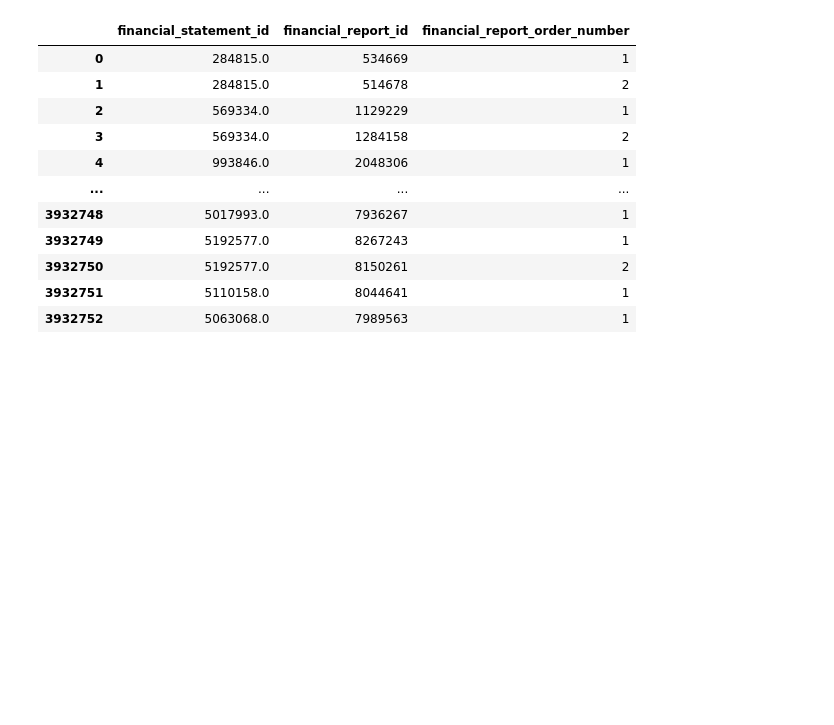
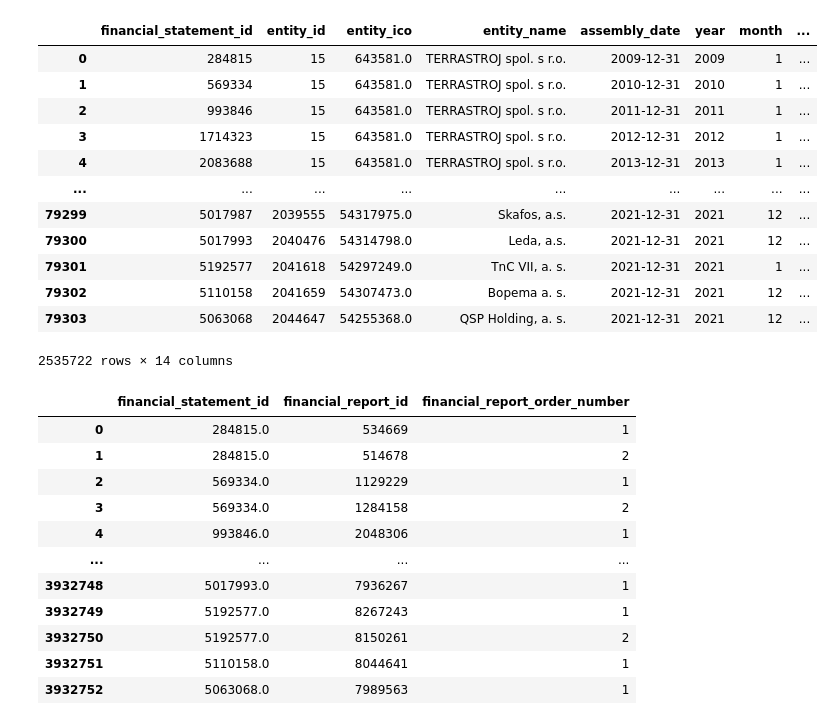
Before and after one commit to rohalmatus/financial-distress-models, a Jupyter notebook: CODE/TRANSFORM/03_financial_statements_mover.ipynb, the cells around one changed output. Cells and saved outputs as stored; diff of their text form; code cells hidden in the pictures; blank space fills up the shorter version.

```diff
--- a/CODE/TRANSFORM/03_financial_statements_mover.ipynb
+++ b/CODE/TRANSFORM/03_financial_statements_mover.ipynb
@@ -62,3 +92,26 @@ statements_table
+# %%
+statements_table = statements_table[['financial_statement_id',
+                                     'entity_id', 'entity_ico', 'entity_name',
+                                     'assembly_date', 'year', 'month', 'period_end_year', 'period_end_month', 'period_length',
+                                     'reports_list', 'type',
+                                   #   'approved_date', 'auditors_report_attachement_date',
+                                     'consolidated', 'fund_name']]
+
+statements_table
+# %% [output]
+|  | financial_statement_id | entity_id | entity_ico | entity_name | assembly_date | year | month | ... |
+| 0 | 284815 | 15 | 643581.0 | TERRASTROJ spol. s r.o. | 2009-12-31 | 2009 | 1 | ... |
+| 1 | 569334 | 15 | 643581.0 | TERRASTROJ spol. s r.o. | 2010-12-31 | 2010 | 1 | ... |
+| 2 | 993846 | 15 | 643581.0 | TERRASTROJ spol. s r.o. | 2011-12-31 | 2011 | 1 | ... |
+| 3 | 1714323 | 15 | 643581.0 | TERRASTROJ spol. s r.o. | 2012-12-31 | 2012 | 1 | ... |
+| 4 | 2083688 | 15 | 643581.0 | TERRASTROJ spol. s r.o. | 2013-12-31 | 2013 | 1 | ... |
+| ... | ... | ... | ... | ... | ... | ... | ... | ... |
+| 79299 | 5017987 | 2039555 | 54317975.0 | Skafos, a.s. | 2021-12-31 | 2021 | 12 | ... |
+| 79300 | 5017993 | 2040476 | 54314798.0 | Leda, a.s. | 2021-12-31 | 2021 | 12 | ... |
+| 79301 | 5192577 | 2041618 | 54297249.0 | TnC VII, a. s. | 2021-12-31 | 2021 | 1 | ... |
+| 79302 | 5110158 | 2041659 | 54307473.0 | Bopema a. s. | 2021-12-31 | 2021 | 12 | ... |
+| 79303 | 5063068 | 2044647 | 54255368.0 | QSP Holding, a. s. | 2021-12-31 | 2021 | 12 | ... |
+2535722 rows × 14 columns
 # %%
 statements_table.to_csv(TRANSFORM_FOLDER+'financial_statements_table.csv', index = False)
 # %%
```
Also changed, not shown: parts of 2 cells of this notebook.
